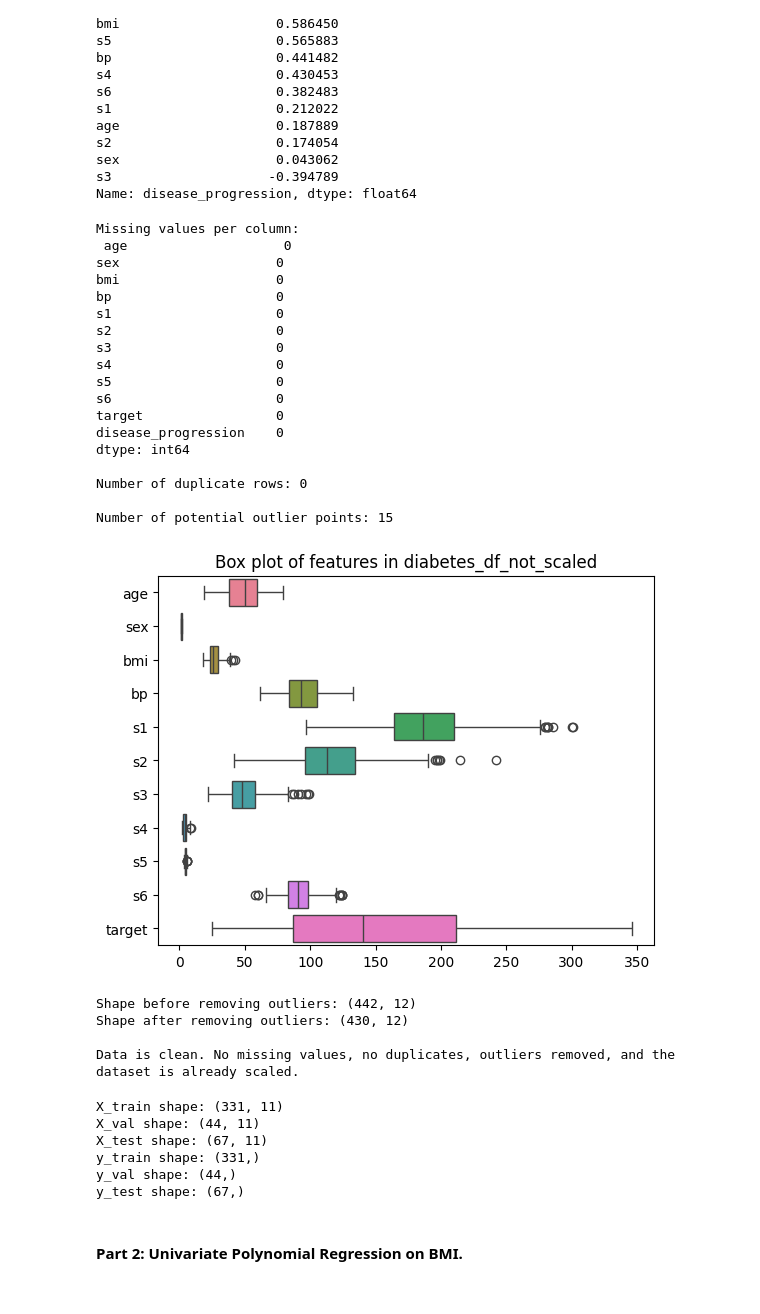
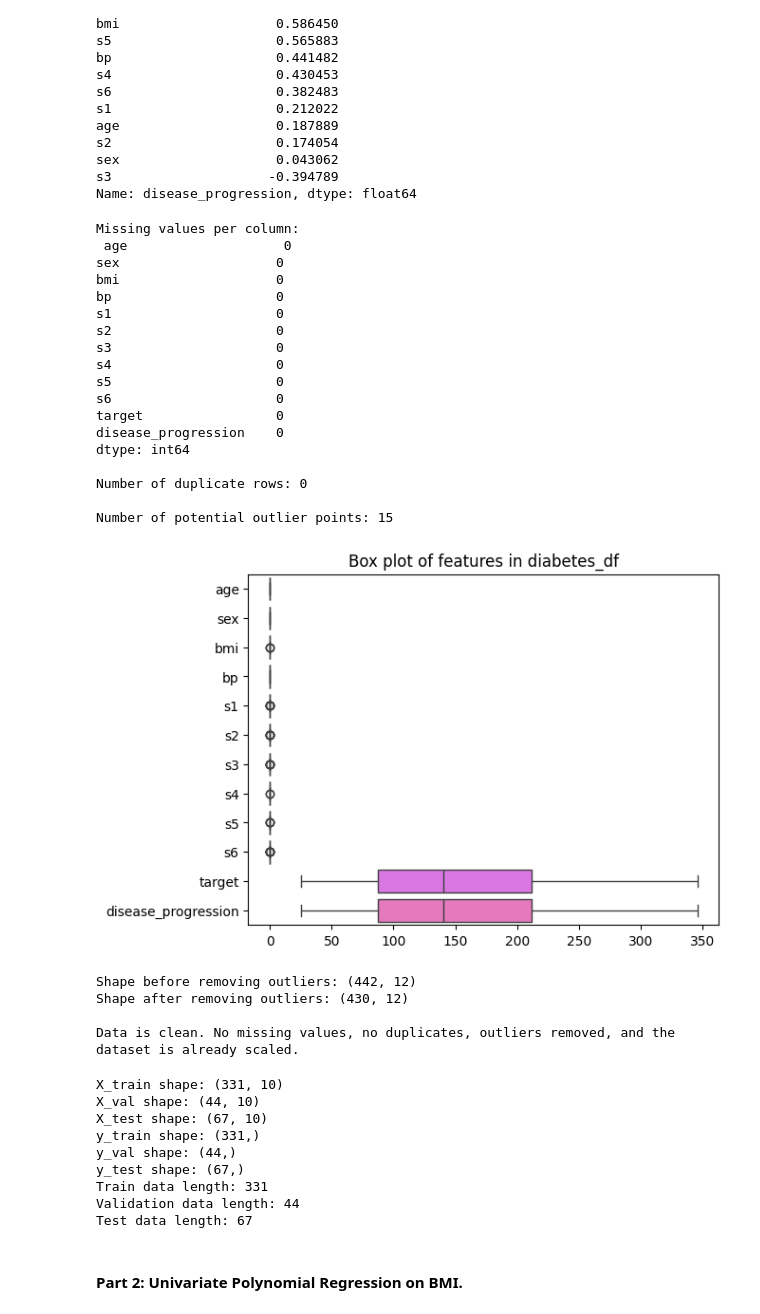
Before and after one commit to Mostafa-Allahmoradi/Multivariate_Linear_Regression_Workshop, a Jupyter notebook: lab2.ipynb, the cells around one changed output. Drawn from its saved outputs; the diff is of its cells as text; code cells hidden in the pictures.

```diff
--- a/lab2.ipynb
+++ b/lab2.ipynb
@@ -183,37 +197,37 @@ outliers = np.where(z_scores > 3)
 print("\nNumber of potential outlier points:", len(outliers[0]))
 
 # Visualize outliers in diabetes dataset
-sns.boxplot(data=diabetes_df_not_scaled, orient="h")
-plt.title('Box plot of features in diabetes_df_not_scaled')
+sns.boxplot(data=diabetes_df, orient="h")
+plt.title('Box plot of features in diabetes_df')
 plt.show()
 
 # Removing outliers
 print("Shape before removing outliers:", diabetes_df.shape)
 diabetes_df = diabetes_df[(z_scores < 3).all(axis=1)]
 print("Shape after removing outliers:", diabetes_df.shape)
 
 # Summary
 print("\nData is clean. No missing values, no duplicates, outliers removed, and the dataset is already scaled.")
 # %% [output]
 Missing values per column:
  age                    0
 sex                    0
 bmi                    0
 bp                     0
 s1                     0
 s2                     0
 s3                     0
 s4                     0
 s5                     0
 s6                     0
 target                 0
 disease_progression    0
 dtype: int64
 
 Number of duplicate rows: 0
 
 Number of potential outlier points: 15
-[figure, old version]
+[figure, new version]
 Shape before removing outliers: (442, 12)
 Shape after removing outliers: (430, 12)
 
@@ -235,13 +249,19 @@ print("X_test shape:", X_test.shape)
 print("y_train shape:", y_train.shape)
 print("y_val shape:", y_val.shape)
 print("y_test shape:", y_test.shape)
+print("Train data length:", len(X_train_full))
+print("Validation data length:", len(X_val))
+print("Test data length:", len(X_test))
 # %% [output]
-X_train shape: (331, 11)
-X_val shape: (44, 11)
-X_test shape: (67, 11)
+X_train shape: (331, 10)
+X_val shape: (44, 10)
+X_test shape: (67, 10)
 y_train shape: (331,)
 y_val shape: (44,)
 y_test shape: (67,)
+Train data length: 331
+Validation data length: 44
+Test data length: 67
 # %% [markdown]
 #### Part 2: Univariate Polynomial Regression on BMI.
 # %%
```
Also changed, not shown: parts of 7 cells of this notebook.
